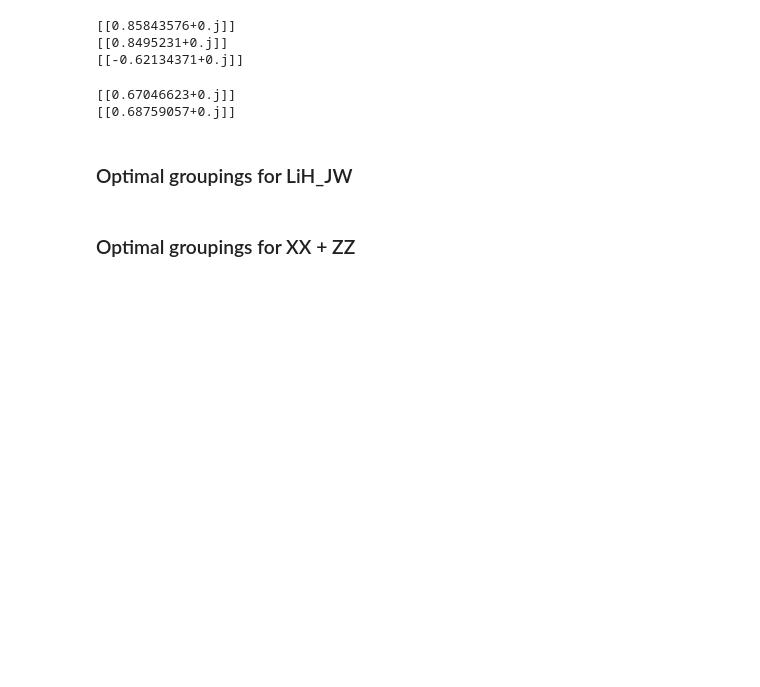
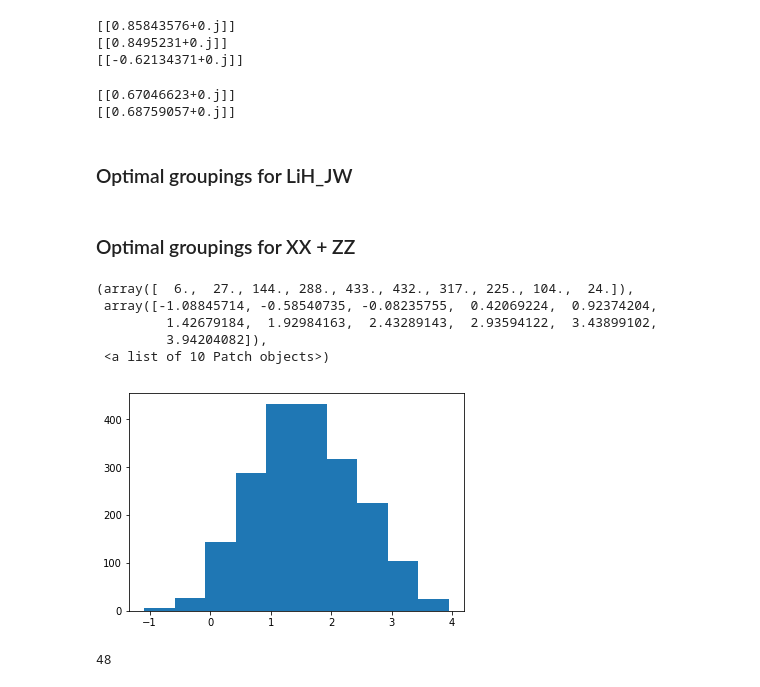
Before and after one commit to teaguetomesh/vqe-term-grouping, a Jupyter notebook: hamiltonian_statistics.ipynb, the cells around one changed output. Saved outputs shown, nothing was run; the diff lists cells and outputs as text; code cells hidden in the pictures; blank space fills up the shorter version.

Commit message:
Figure out how often k=2 grouping is better for XX + ZZ hamiltonian

```diff
--- a/hamiltonian_statistics.ipynb
+++ b/hamiltonian_statistics.ipynb
@@ -786,0 +783,42 @@ print(covariance(XX, ZZ, state))
+# %%
+# Compare these two settings:
+# Setting A: {XX}, {ZZ}. Therefore, we have total_variance_A is Var[XX] + Var[ZZ] + 2Cov[XX, ZZ]
+# Setting B: {XX, ZZ}. Therefore, we have total_variance_B is Var[XX] + Var[ZZ]
+
+expected_state_preps_delta = []
+
+for _ in range(2000):
+    state = qutip.rand_ket_haar(4).full()
+
+    # Setting A: {XX, ZZ}
+    XX_outcomes, ZZ_outcomes = [], []
+    for _ in range(50):
+        XX_outcome = measure(XX, state)
+        XX_outcomes.append(XX_outcome)
+    for _ in range(50):
+        ZZ_outcome = measure(ZZ, state)
+        ZZ_outcomes.append(ZZ_outcome)
+    expected_state_preps_A = 2 * (np.var(XX_outcomes) + np.var(ZZ_outcomes))
+
+    # Setting B: {XX, ZZ}
+    XX_outcomes, ZZ_outcomes = [], []
+    for _ in range(50):
+        XX_outcome, ZZ_outcome = simultaneous_measure([XX, ZZ], state)
+        XX_outcomes.append(XX_outcome)
+        ZZ_outcomes.append(ZZ_outcome)
+    expected_state_preps_B = np.var(XX_outcomes) + np.var(ZZ_outcomes) + 2 * np.cov(XX_outcomes, ZZ_outcomes)[0][1]
+
+    expected_state_preps_delta.append(expected_state_preps_A - expected_state_preps_B)
+# %%
+plt.hist(expected_state_preps_delta)
+# %% [output]
+(array([  6.,  27., 144., 288., 433., 432., 317., 225., 104.,  24.]),
+ array([-1.08845714, -0.58540735, -0.08235755,  0.42069224,  0.92374204,
+         1.42679184,  1.92984163,  2.43289143,  2.93594122,  3.43899102,
+         3.94204082]),
+ <a list of 10 Patch objects>)
+[figure, added]
+# %%
+len([delta for delta in expected_state_preps_delta if delta < 0])
+# %% [output]
+48
```
Also changed, not shown: parts of 2 cells of this notebook.
